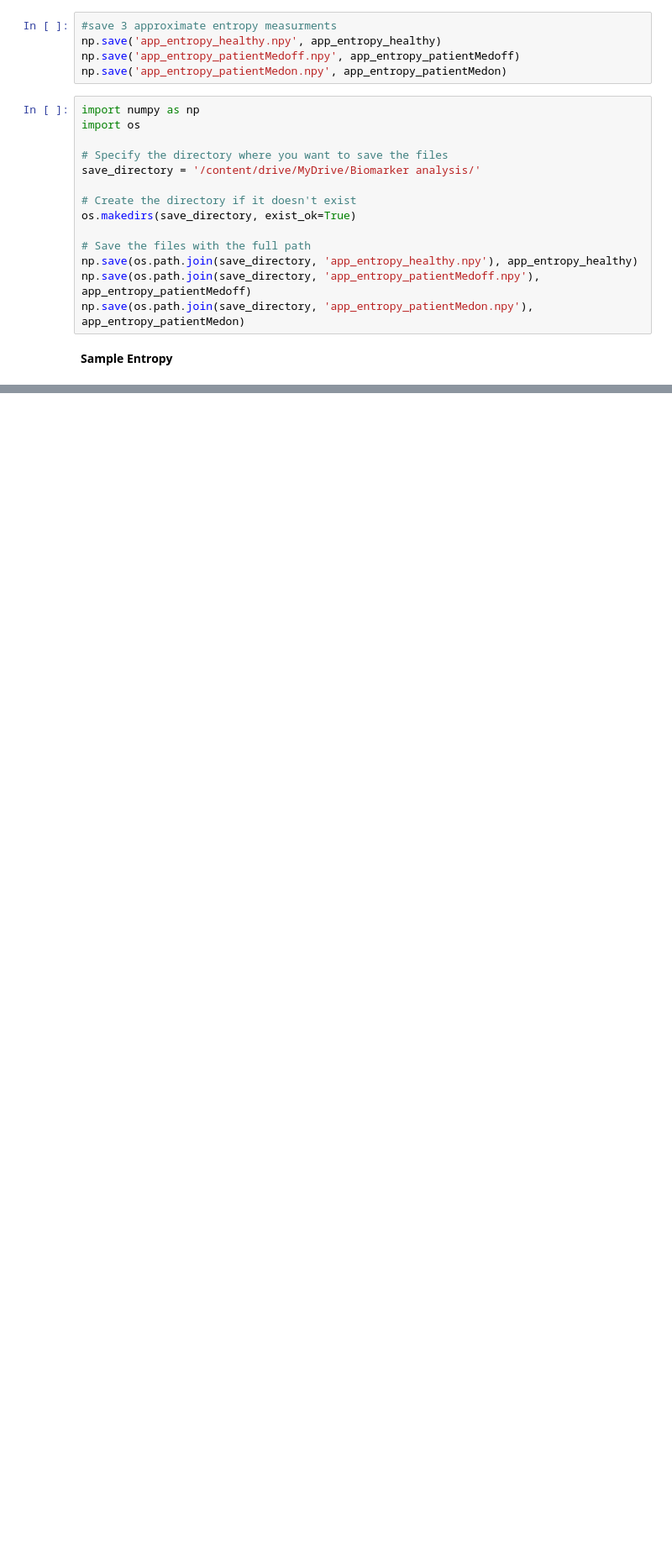
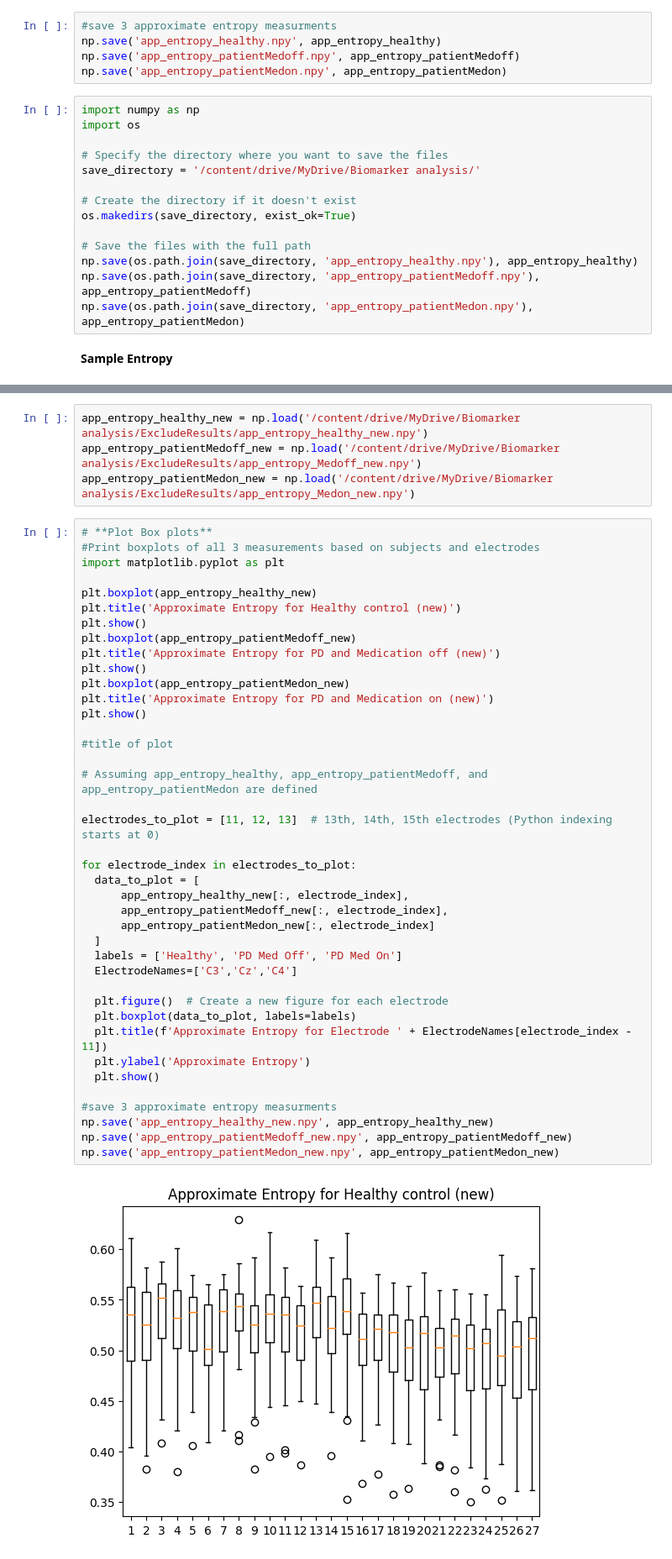
Before and after one commit to faramh/Biomarker-analysis-for-Parkinson-s-disease, a Jupyter notebook: Entropy_Analysis.ipynb, the cells around one changed output, grey strips where cells are left out. Shown at 84% size. Cells and saved outputs as stored; diff of their text form; blank space fills up the shorter version.

```diff
--- a/Entropy_Analysis.ipynb
+++ b/Entropy_Analysis.ipynb
@@ -1086,0 +1260,46 @@ NameError: name 'plt' is not defined
+# %%
+app_entropy_healthy_new = np.load('/content/drive/MyDrive/Biomarker analysis/ExcludeResults/app_entropy_healthy_new.npy')
+app_entropy_patientMedoff_new = np.load('/content/drive/MyDrive/Biomarker analysis/ExcludeResults/app_entropy_Medoff_new.npy')
+app_entropy_patientMedon_new = np.load('/content/drive/MyDrive/Biomarker analysis/ExcludeResults/app_entropy_Medon_new.npy')
+# %%
+# **Plot Box plots**
+#Print boxplots of all 3 measurements based on subjects and electrodes
+import matplotlib.pyplot as plt
+
+plt.boxplot(app_entropy_healthy_new)
+plt.title('Approximate Entropy for Healthy control (new)')
+plt.show()
+plt.boxplot(app_entropy_patientMedoff_new)
+plt.title('Approximate Entropy for PD and Medication off (new)')
+plt.show()
+plt.boxplot(app_entropy_patientMedon_new)
+plt.title('Approximate Entropy for PD and Medication on (new)')
+plt.show()
+
+#title of plot
+
+# Assuming app_entropy_healthy, app_entropy_patientMedoff, and app_entropy_patientMedon are defined
+
+electrodes_to_plot = [11, 12, 13]  # 13th, 14th, 15th electrodes (Python indexing starts at 0)
+
+for electrode_index in electrodes_to_plot:
+  data_to_plot = [
+      app_entropy_healthy_new[:, electrode_index],
+      app_entropy_patientMedoff_new[:, electrode_index],
+      app_entropy_patientMedon_new[:, electrode_index]
+  ]
+  labels = ['Healthy', 'PD Med Off', 'PD Med On']
+  ElectrodeNames=['C3','Cz','C4']
+
+  plt.figure()  # Create a new figure for each electrode
+  plt.boxplot(data_to_plot, labels=labels)
+  plt.title(f'Approximate Entropy for Electrode ' + ElectrodeNames[electrode_index - 11])
+  plt.ylabel('Approximate Entropy')
+  plt.show()
+
+#save 3 approximate entropy measurments
+np.save('app_entropy_healthy_new.npy', app_entropy_healthy_new)
+np.save('app_entropy_patientMedoff_new.npy', app_entropy_patientMedoff_new)
+np.save('app_entropy_patientMedon_new.npy', app_entropy_patientMedon_new)
+# %% [output]
+[figure, added]
```
Also changed, not shown: parts of 63 cells of this notebook.
